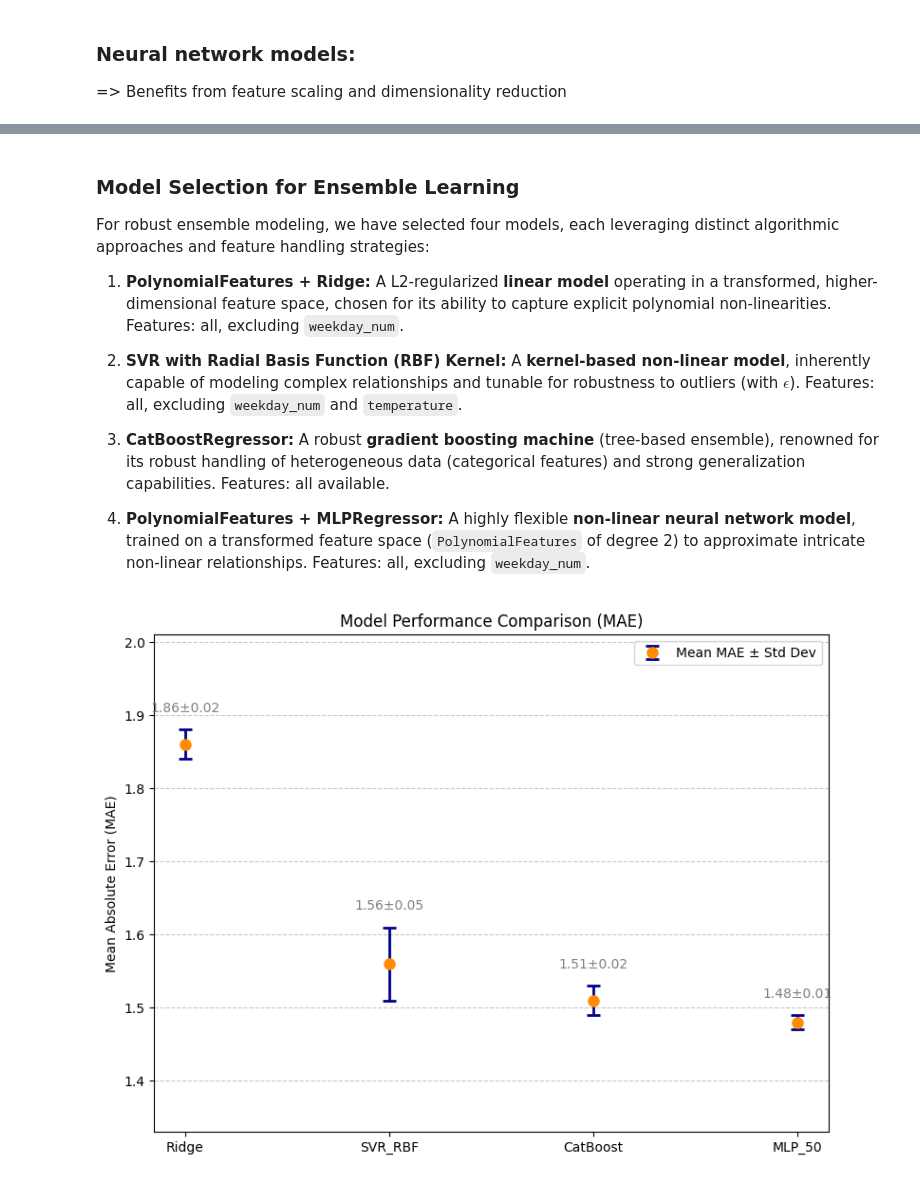
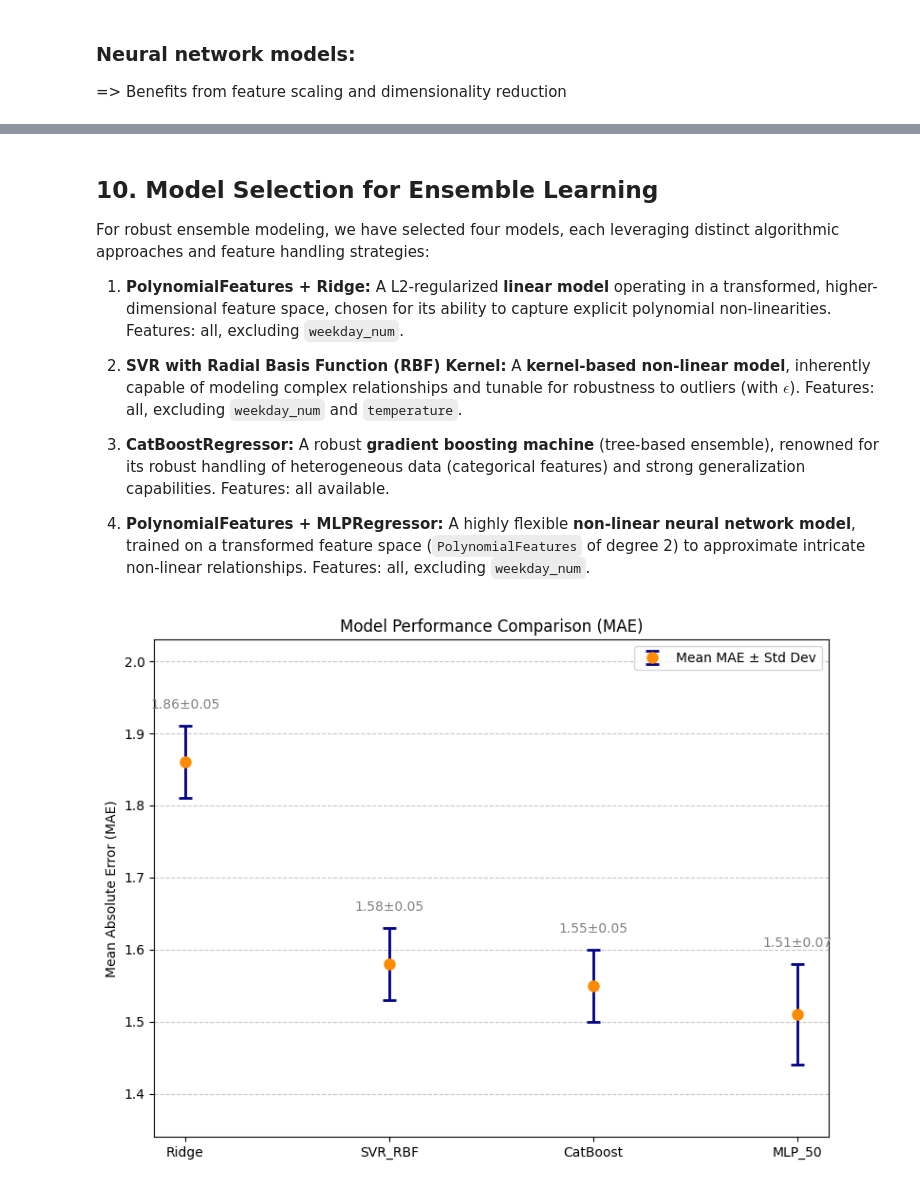
Before and after one commit to nabilalibou/Uber_Fare_Prediction_Explained, a Jupyter notebook: main.ipynb, the cells around one changed output, grey strips where cells are left out. Drawn from its saved outputs; the diff is of its cells as text; code cells hidden in the pictures.

```diff
--- a/EDA.ipynb
+++ b/main.ipynb
@@ -2010,5 +2008,5 @@ MLP_Deep       : 1.62 ± 0.09
 # %% [markdown]
-### Model Selection for Ensemble Learning
+## 10. Model Selection for Ensemble Learning
 
 For robust ensemble modeling, we have selected four models, each leveraging distinct algorithmic approaches and feature handling strategies:
 
@@ -2021,22 +2019,22 @@ For robust ensemble modeling, we have selected four models, each leveraging dist
 4.  **PolynomialFeatures + MLPRegressor:** A highly flexible **non-linear neural network model**, trained on a transformed feature space (`PolynomialFeatures` of degree 2) to approximate intricate non-linear relationships. Features: all, excluding `weekday_num`.
 # %%
 models = ['Ridge', 'SVR_RBF', 'CatBoost', 'MLP_50']
-means = [1.86, 1.56, 1.51, 1.48]
-stds = [0.02, 0.05, 0.02, 0.01]
+means = [1.86, 1.58, 1.55, 1.51]
+stds = [0.05, 0.05, 0.05, 0.07]
 
 fig, ax = plt.subplots(figsize=(8, 6))
 
 ax.errorbar(models, means, yerr=stds, fmt='o', capsize=5, capthick=2, elinewidth=2, color='darkorange', ecolor='darkblue', markersize=8, label='Mean MAE ± Std Dev')
 ax.set_ylabel('Mean Absolute Error (MAE)')
 ax.set_title('Model Performance Comparison (MAE)')
 ax.set_ylim(min(means) - max(stds) - 0.1, max(means) + max(stds) + 0.1) # Adjust y-axis limits for better visualization
 
 for i, (mean_val, std_val) in enumerate(zip(means, stds)):
     ax.text(i, mean_val + std_val + 0.02, f'{mean_val:.2f}±{std_val:.2f}', ha='center', va='bottom', fontsize=10, color='gray')
 
 ax.grid(axis='y', linestyle='--', alpha=0.7)
 ax.legend()
 plt.tight_layout()
 plt.show()
 # %% [output]
-[figure, old version]
+[figure, new version]
```
Also changed, not shown: parts of 15 cells of this notebook, 5 other files.
